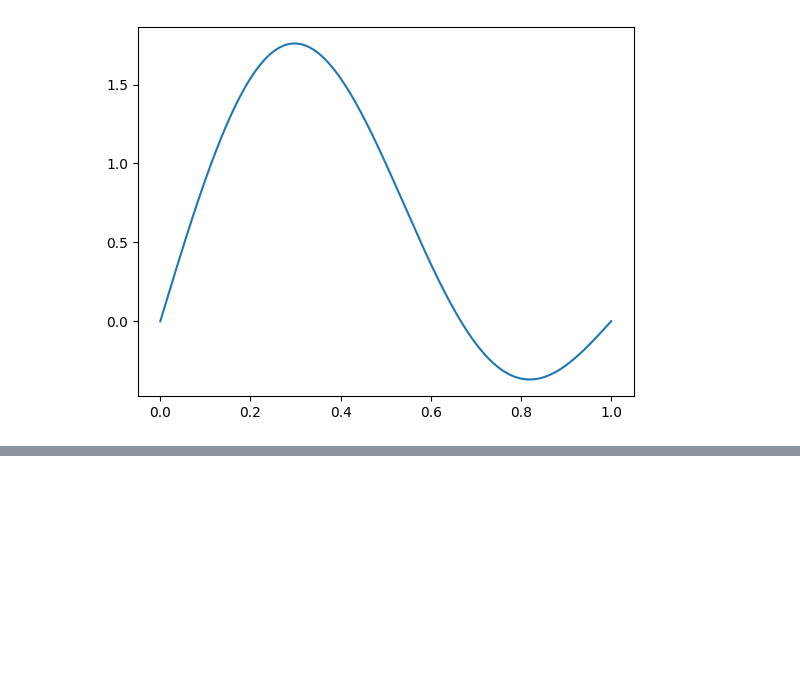
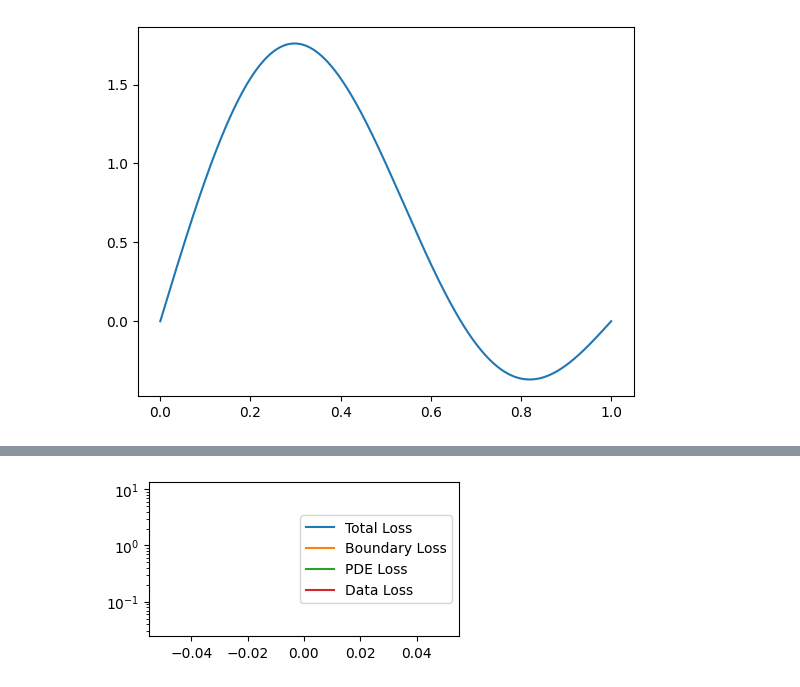
Before and after one commit to viriyadhika/CSC2539H, a Jupyter notebook: FourierPINN/FFPINN.ipynb, the cells around one changed output, grey strips where cells are left out. Drawn from its saved outputs; the diff is of its cells as text; code cells hidden in the pictures; blank space fills up the shorter version.

```diff
--- a/FourierPINN/FFPINN.ipynb
+++ b/FourierPINN/FFPINN.ipynb
@@ -304,3 +35,7 @@ training_loop(400, mlp, optimizer)
+# %%
+training_loop(epochs=1, wave_data=wave_data, model=mlp, criterion=criterion, optimizer=optimizer)
+# %% [output]
+[figure, added]
 # %%
 x, t = torch.tensor(wave_raw_data.X.reshape(-1), dtype=torch.float, device=device), torch.tensor(wave_raw_data.T.reshape(-1), dtype=torch.float, device=device)
 y = mlp(x, t)
```
Also changed, not shown: parts of 18 cells of this notebook, 4 other files.
